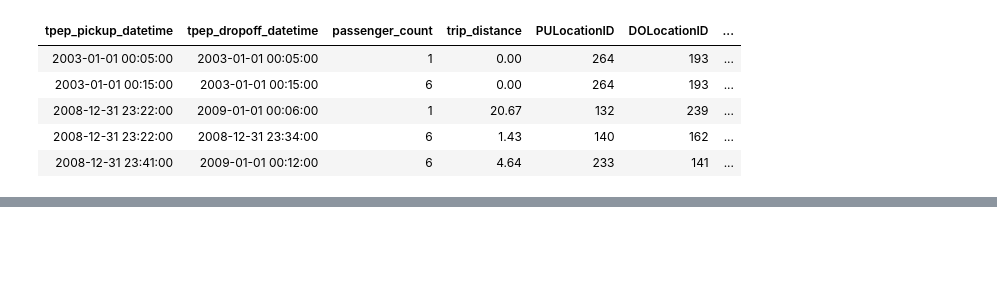
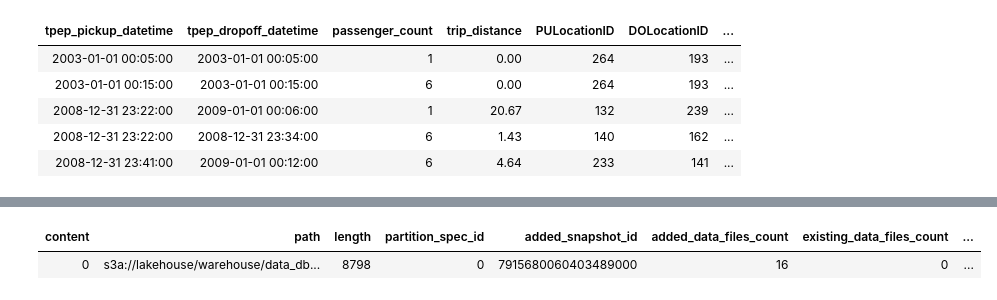
Before and after one commit to atifiu/iceberg_spark_trino, a Jupyter notebook: notebooks/Spark_new_york_ETL.ipynb, the cells around one changed output, grey strips where cells are left out. Cells and saved outputs as stored; diff of their text form; code cells hidden in the pictures; blank space fills up the shorter version.

```diff
--- a/notebooks/Spark_new_york_ETL.ipynb
+++ b/notebooks/Spark_new_york_ETL.ipynb
@@ -143,0 +144,5 @@ select * from hms.data_db.new_york_taxi.snapshots;
+# %%
+%%sql
+
+select * from hms.data_db.new_york_taxi.manifests;
+# %% [output]
@@ -143,0 +150,2 @@ select * from hms.data_db.new_york_taxi.snapshots;
+| content | path | length | partition_spec_id | added_snapshot_id | added_data_files_count | existing_data_files_count | ... |
+| 0 | s3a://lakehouse/warehouse/data_db... | 8798 | 0 | 7915680060403489000 | 16 | 0 | ... |
```
Also changed, not shown: parts of 9 cells of this notebook, 2 other files.
